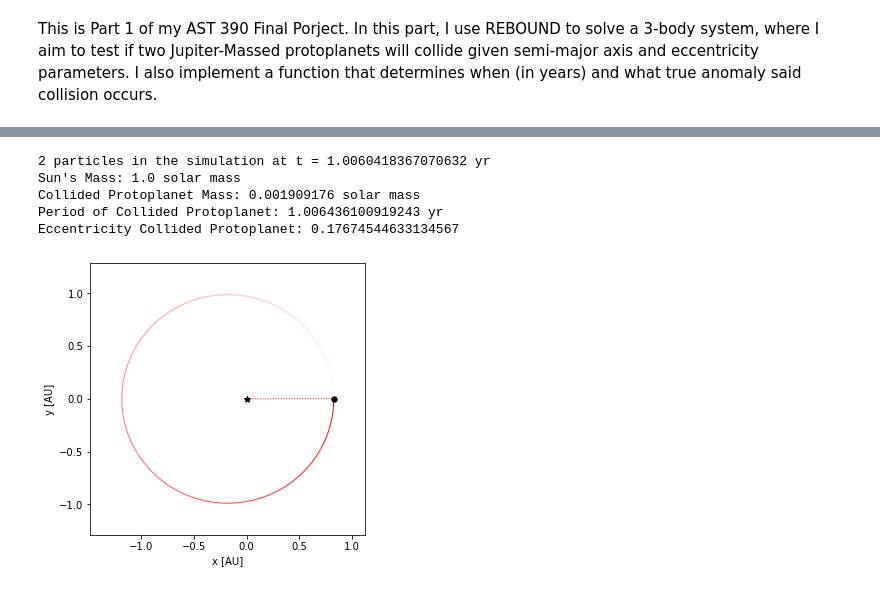
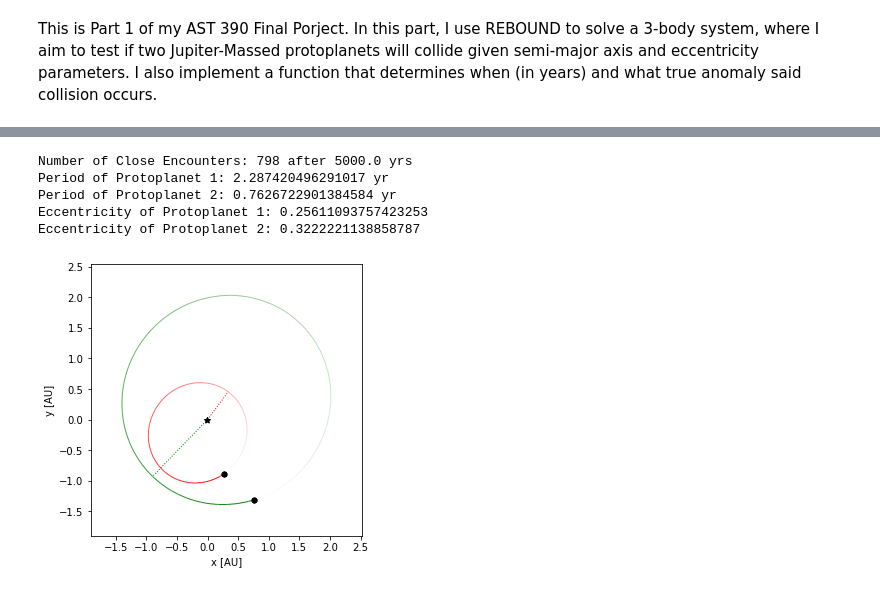
Before and after one commit to SudatKhan/astro_390, a Jupyter notebook: AST390_FINALPROJECT.ipynb, the cells around one changed output, grey strips where cells are left out. Drawn from its saved outputs; the diff is of its cells as text; code cells hidden in the pictures.

```diff
--- a/AST390_FINALPROJECT.ipynb
+++ b/AST390_FINALPROJECT.ipynb
@@ -17,12 +35,13 @@ e2 = float(input('Enter eccentricity of the second protoplanet: ')) #Used value
 # %%
 '''Set-Up Initial Conditions'''
-def setupSimulation(mass,s1,s2,e1,e2):
+def setupSimulation():
     sim = rebound.Simulation()
     sim.integrator = 'ias15'
-    sim.units = ('yr','AU','Msun')
-    sim.add(m = 1.0)
-    sim.add(m = mass, a= s1, e = e1, r = s1*(1-e1)*np.sqrt(mass/3))
-    sim.add(m = mass, a= s2, e= e2,  r = s2*(1-e2)*np.sqrt(mass/3))
+    sim.units = ('yr','au','solarmass')
+    hill_radius = 1.0*(1-e)*(jmass / (3.0 * smass))**(1.0/3.0)
+    sim.add(m = smass)
+    sim.add(m = jmass, a= 1.0, e = e, r = hill_radius)
+    sim.add(m = jmass, a= 1.0 + (((8./3.)*(e**2 + e**2) + 9*(jmass)**(2./3.)))**(1./2.), e= e,  r = hill_radius, omega = np.pi)
     sim.move_to_com()
     return sim
 # %%
@@ -67,40 +77,34 @@ True Anomaly of Protoplanet 2: 0.0 radians
+# %%
+def close_encounter(sim_pointer, collision):
+    global count
+    sim = sim_pointer.contents
+    #print(sim.t)
+    #print(sim.particles[collision.p1].x)
+    #print(sim.particles[collision.p2].x)
+    count += 1
+    return 0
 # %%
-'''Conditions after collision'''
+sim = setupSimulation()
+count = 0
 sim.collision = "direct"
-sim.collision_resolve = "merge"
-sim.integrate(p2) #Feel Free to edit this and use the period of Protoplanet 1
+sim.collision_resolve = close_encounter
+sim.integrate(tmax)
+print(f"Number of Close Encounters: {count} after {sim.t} yrs")
 
 system_mass2 = np.array([i.m for i in sim.particles])
 period2 = np.array([i.P for i in sim.calculate_orbits()])
 eccentricity = np.array([i.e for i in sim.calculate_orbits()])
 
-print(f'{sim.N} particles in the simulation at t = {sim.t} yr')
-if len(system_mass2) == 2:
-    print(f"Sun's Mass: {system_mass2[0]} solar mass")
-    print(f"Collided Protoplanet Mass: {system_mass2[1]} solar mass")
-else:
-    print(f"Sun's Mass: {system_mass2[0]} solar mass")
-    print(f"Protoplanet 1 Mass: {system_mass2[1]} solar mass")
-    print(f"Protoplanet 2 Mass: {system_mass2[2]} solar mass")
+print(f'Period of Protoplanet 1: {period2[0]} yr')
+print(f'Period of Protoplanet 2: {period2[1]} yr')
+print(f"Eccentricity of Protoplanet 1: {eccentricity[0]}")
+print(f"Eccentricity of Protoplanet 2: {eccentricity[1]}")
 
-if len(period2) == 1:
-    print(f'Period of Collided Protoplanet: {period2[0]} yr')
-else:
-    print(f'Period of Protoplanet 1 (No Collision): {period2[0]} yr')
-    print(f'Period of Protoplanet 2 (No Collision): {period2[1]} yr')
-
-if len(eccentricity) == 1:
-    print(f"Eccentricity Collided Protoplanet: {eccentricity[0]}")
-else:
-    print(f"Eccentricity of Protoplanet 1 (No Collision): {eccentricity[0]}")
-    print(f"Eccentricity of Protoplanet 2 (No Collision): {eccentricity[1]}")
-
-
-fig = rebound.OrbitPlot(sim, unitlabel='[AU]', color=True, periastron=True)
+fig = rebound.OrbitPlot(sim, unitlabel='[AU]', color=['green', 'red'], periastron=True)
 # %% [output]
-2 particles in the simulation at t = 1.0060418367070632 yr
-Sun's Mass: 1.0 solar mass
-Collided Protoplanet Mass: 0.001909176 solar mass
-Period of Collided Protoplanet: 1.006436100919243 yr
-Eccentricity Collided Protoplanet: 0.17674544633134567
+Number of Close Encounters: 798 after 5000.0 yrs
+Period of Protoplanet 1: 2.287420496291017 yr
+Period of Protoplanet 2: 0.7626722901384584 yr
+Eccentricity of Protoplanet 1: 0.25611093757423253
+Eccentricity of Protoplanet 2: 0.3222221138858787
-[figure, old version]
+[figure, new version]
```
Also changed, not shown: parts of 13 cells of this notebook.
